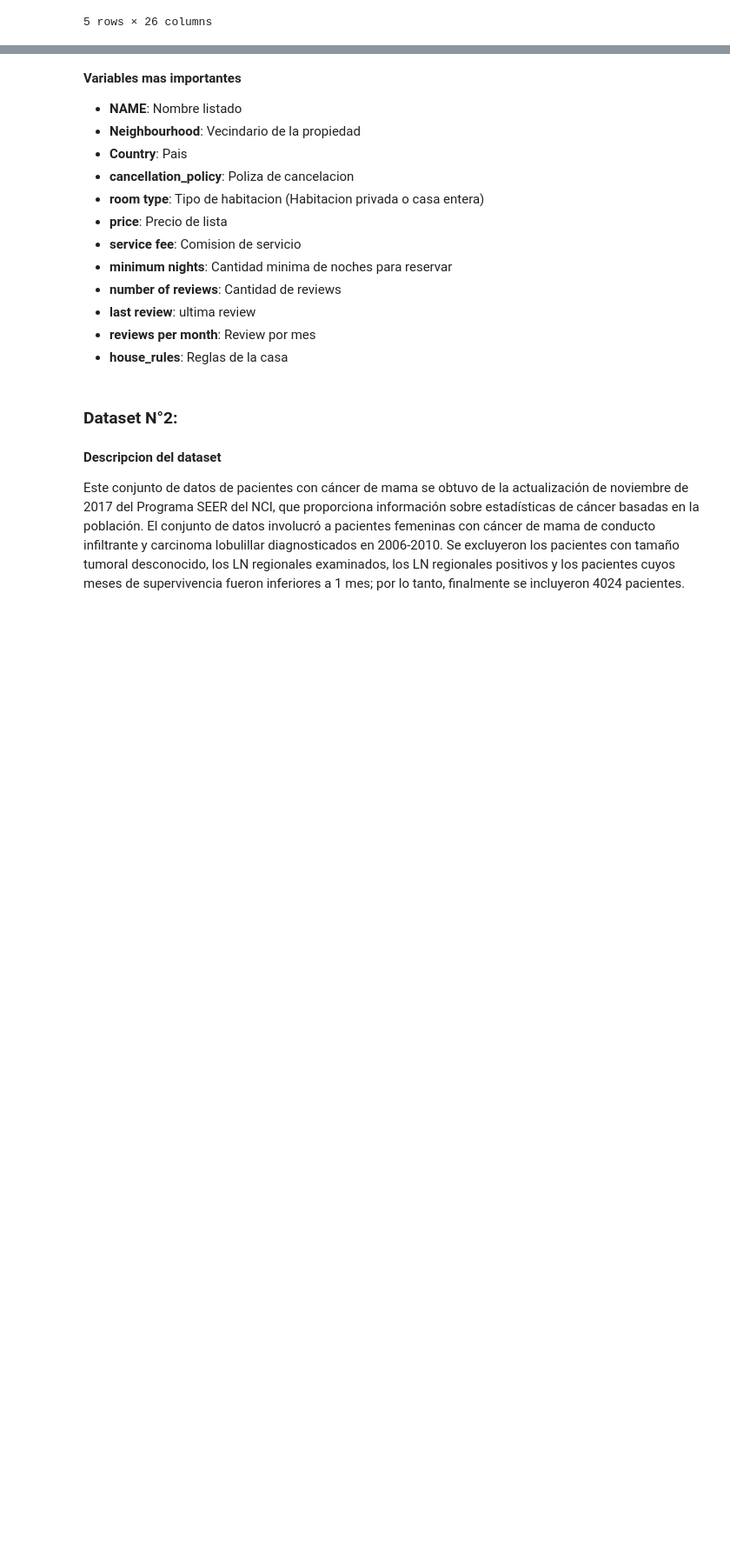
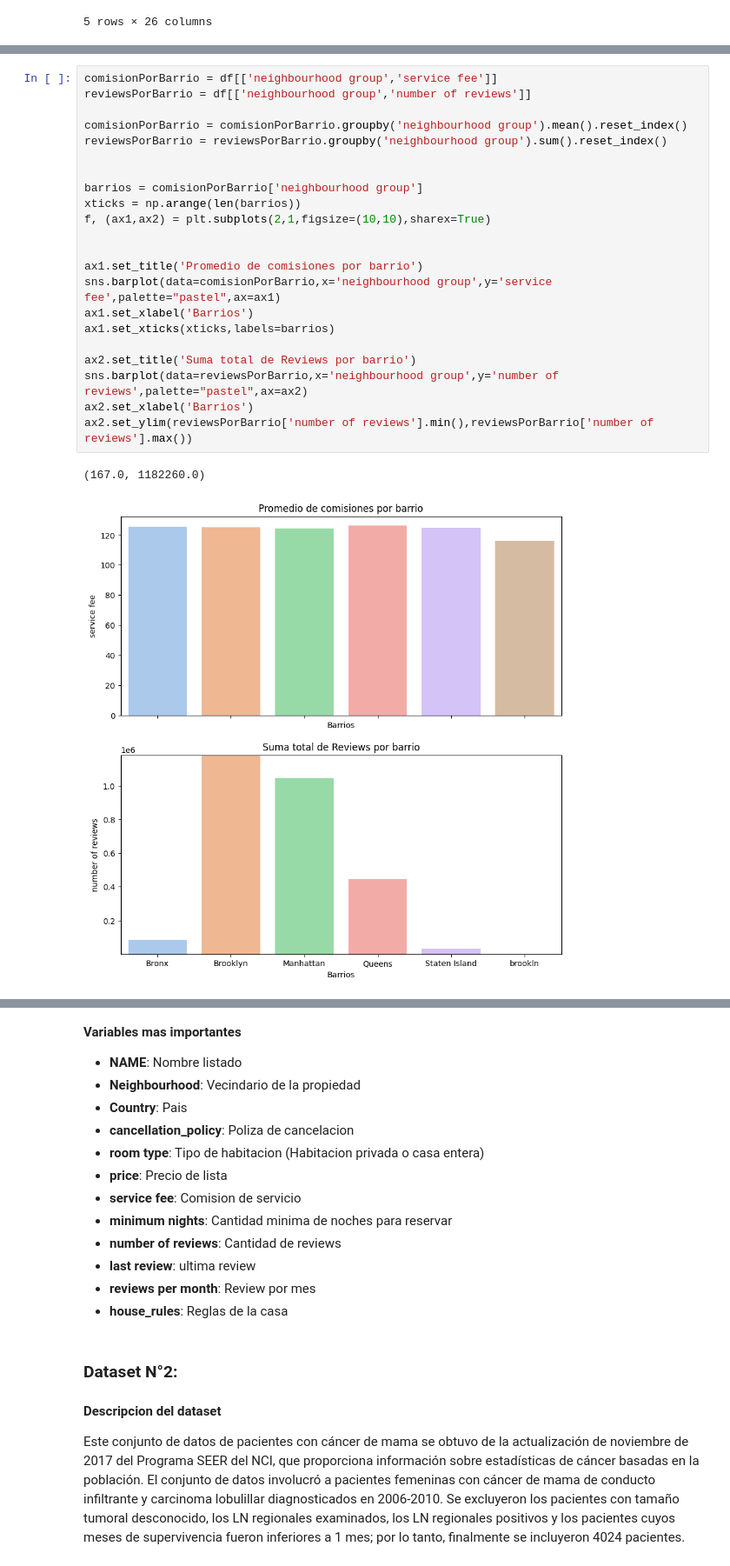
Before and after one commit to Jmgaz/Desaf-o_1_Data_Science, a Jupyter notebook: Desafio2.ipynb, the cells around one changed output, grey strips where cells are left out. Shown at 87% size. Drawn from its saved outputs; the diff is of its cells as text; blank space fills up the shorter version.

```diff
--- a/Desafio2.ipynb
+++ b/Desafio2.ipynb
@@ -84,0 +103,25 @@ sns.catplot(data=comisionPorBarrio,x='neighbourhood group',y='service fee',kind=
+# %%
+comisionPorBarrio = df[['neighbourhood group','service fee']]
+reviewsPorBarrio = df[['neighbourhood group','number of reviews']]
+
+comisionPorBarrio = comisionPorBarrio.groupby('neighbourhood group').mean().reset_index()
+reviewsPorBarrio = reviewsPorBarrio.groupby('neighbourhood group').sum().reset_index()
+
+
+barrios = comisionPorBarrio['neighbourhood group']
+xticks = np.arange(len(barrios))
+f, (ax1,ax2) = plt.subplots(2,1,figsize=(10,10),sharex=True)
+
+
+ax1.set_title('Promedio de comisiones por barrio')
+sns.barplot(data=comisionPorBarrio,x='neighbourhood group',y='service fee',palette="pastel",ax=ax1)
+ax1.set_xlabel('Barrios')
+ax1.set_xticks(xticks,labels=barrios)
+
+ax2.set_title('Suma total de Reviews por barrio')
+sns.barplot(data=reviewsPorBarrio,x='neighbourhood group',y='number of reviews',palette="pastel",ax=ax2)
+ax2.set_xlabel('Barrios')
+ax2.set_ylim(reviewsPorBarrio['number of reviews'].min(),reviewsPorBarrio['number of reviews'].max())
+# %% [output]
+(167.0, 1182260.0)
+[figure, added]
```
Also changed, not shown: parts of 10 cells of this notebook.
